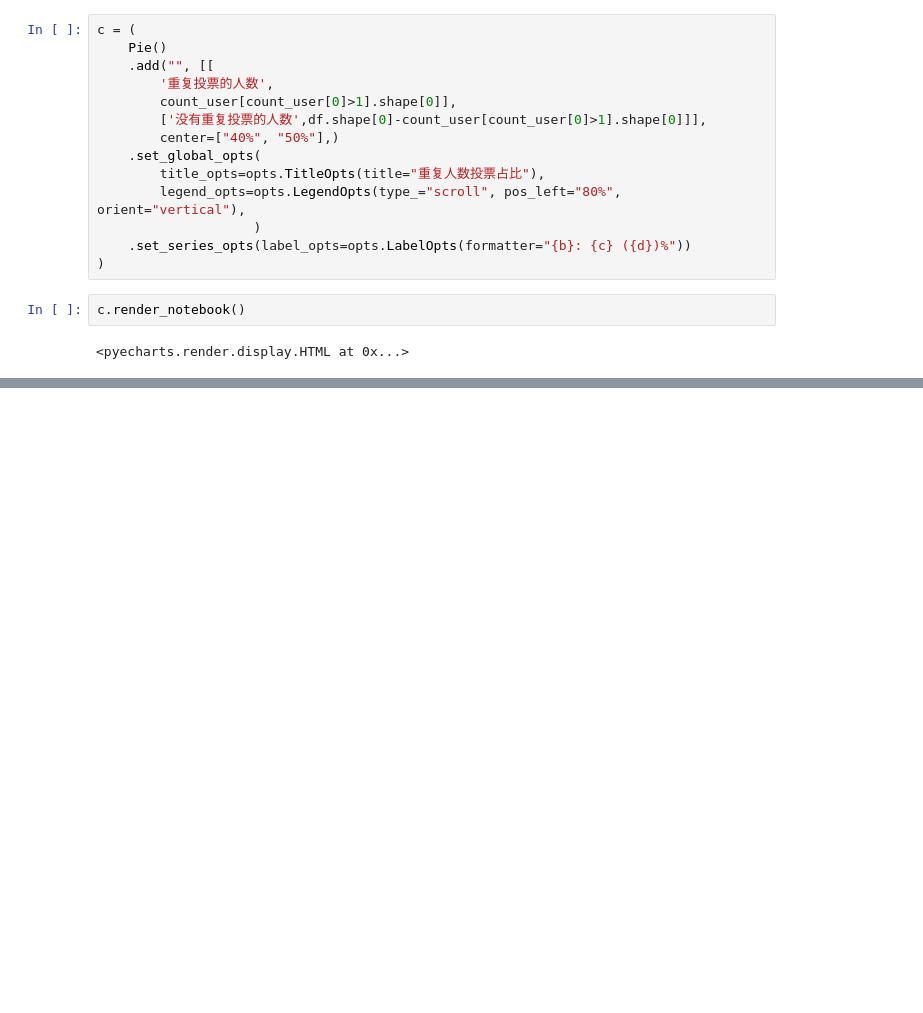
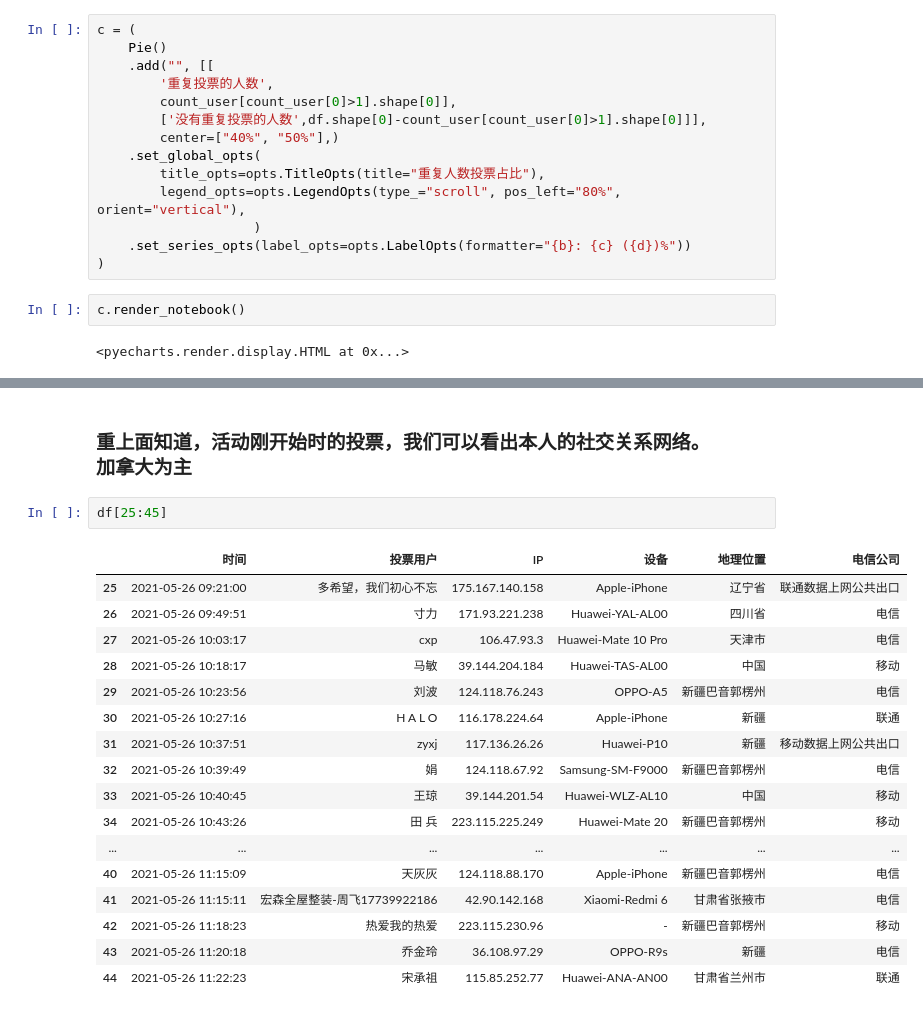
Before and after one commit to ShenShu2016/script_weitoupiao, a Jupyter notebook: vote_analysis_visul.ipynb, the cells around one changed output, grey strips where cells are left out. Drawn from its saved outputs; the diff is of its cells as text; blank space fills up the shorter version.

```diff
--- a/vote_analysis_visul.ipynb
+++ b/vote_analysis_visul.ipynb
@@ -211,0 +159,22 @@ count_
+# %% [markdown]
+### 重上面知道，活动刚开始时的投票，我们可以看出本人的社交关系网络。<br/>加拿大为主
+# %%
+df[25:45]
+# %% [output]
+|  | 时间 | 投票用户 | IP | 设备 | 地理位置 | 电信公司 |
+| 25 | 2021-05-26 09:21:00 | 多希望，我们初心不忘 | 175.167.140.158 | Apple-iPhone | 辽宁省 | 联通数据上网公共出口 |
+| 26 | 2021-05-26 09:49:51 | 寸力 | 171.93.221.238 | Huawei-YAL-AL00 | 四川省 | 电信 |
+| 27 | 2021-05-26 10:03:17 | cxp | 106.47.93.3 | Huawei-Mate 10 Pro | 天津市 | 电信 |
+| 28 | 2021-05-26 10:18:17 | 马敏 | 39.144.204.184 | Huawei-TAS-AL00 | 中国 | 移动 |
+| 29 | 2021-05-26 10:23:56 | 刘波 | 124.118.76.243 | OPPO-A5 | 新疆巴音郭楞州 | 电信 |
+| 30 | 2021-05-26 10:27:16 | H A L O | 116.178.224.64 | Apple-iPhone | 新疆 | 联通 |
+| 31 | 2021-05-26 10:37:51 | zyxj | 117.136.26.26 | Huawei-P10 | 新疆 | 移动数据上网公共出口 |
+| 32 | 2021-05-26 10:39:49 | 娟 | 124.118.67.92 | Samsung-SM-F9000 | 新疆巴音郭楞州 | 电信 |
+| 33 | 2021-05-26 10:40:45 | 王琼 | 39.144.201.54 | Huawei-WLZ-AL10 | 中国 | 移动 |
+| 34 | 2021-05-26 10:43:26 | 田 兵 | 223.115.225.249 | Huawei-Mate 20 | 新疆巴音郭楞州 | 移动 |
+| ... | ... | ... | ... | ... | ... | ... |
+| 40 | 2021-05-26 11:15:09 | 天灰灰 | 124.118.88.170 | Apple-iPhone | 新疆巴音郭楞州 | 电信 |
+| 41 | 2021-05-26 11:15:11 | 宏森全屋整装-周飞17739922186 | 42.90.142.168 | Xiaomi-Redmi 6 | 甘肃省张掖市 | 电信 |
+| 42 | 2021-05-26 11:18:23 | 热爱我的热爱 | 223.115.230.96 | - | 新疆巴音郭楞州 | 移动 |
+| 43 | 2021-05-26 11:20:18 | 乔金玲 | 36.108.97.29 | OPPO-R9s | 新疆 | 电信 |
+| 44 | 2021-05-26 11:22:23 | 宋承祖 | 115.85.252.77 | Huawei-ANA-AN00 | 甘肃省兰州市 | 联通 |
```
Also changed, not shown: parts of 48 cells of this notebook, 1 other file.
